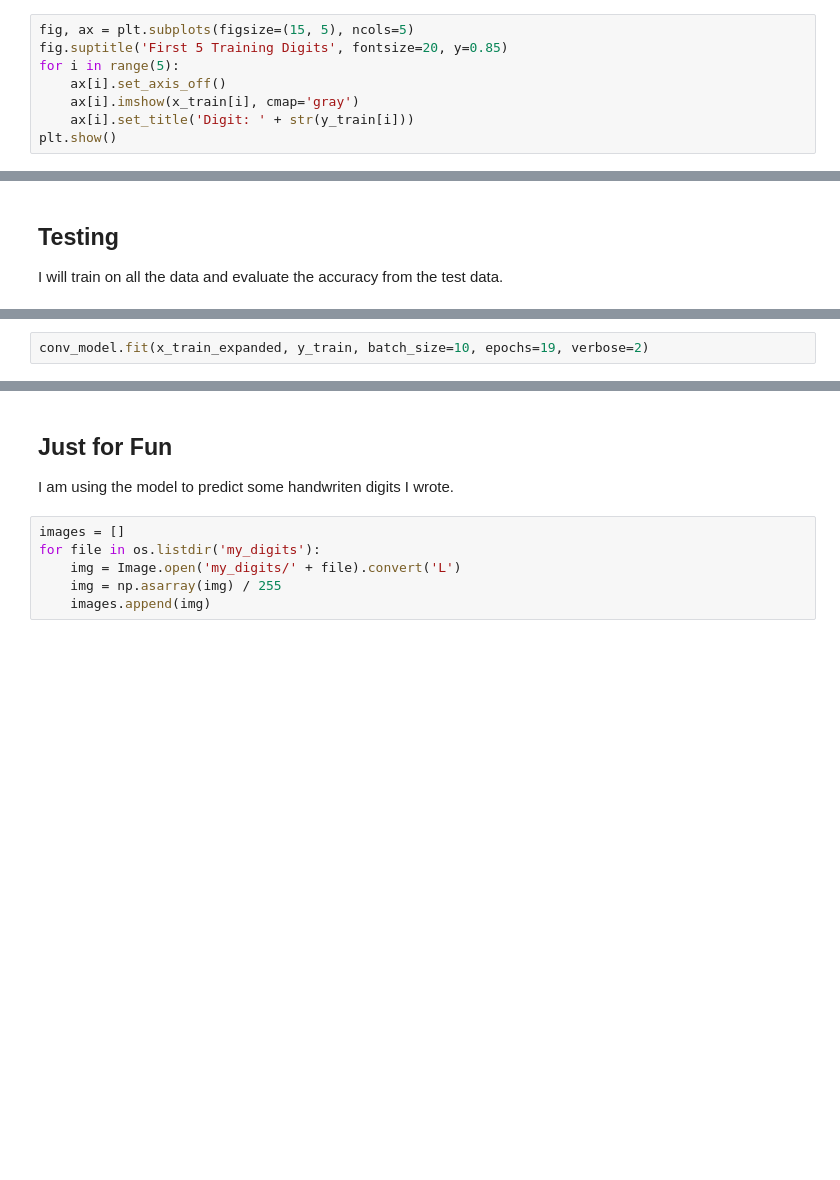
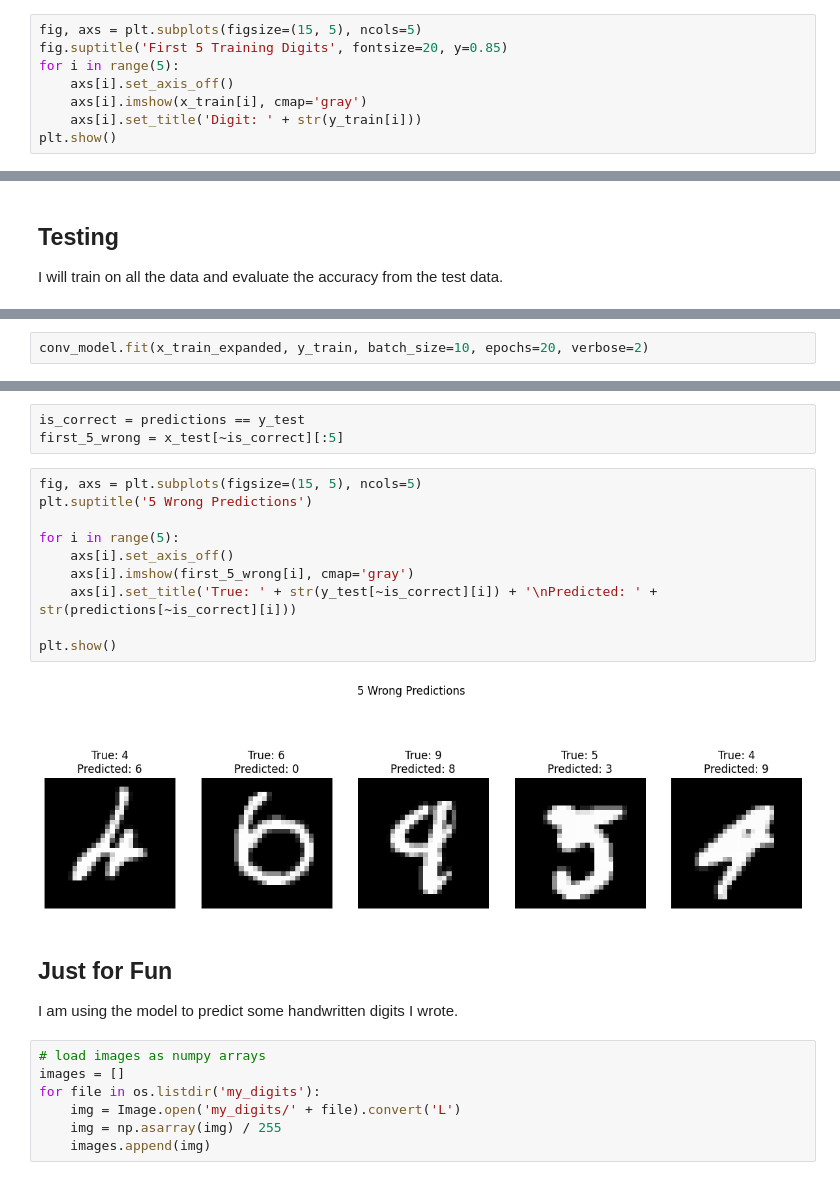
Before and after one commit to gclembo/mnist_digit_recognition, a Jupyter notebook: digit_recognition.ipynb, the cells around one changed output, grey strips where cells are left out. Cells and saved outputs as stored; diff of their text form; blank space fills up the shorter version.

```diff
--- a/digit_recognition.ipynb
+++ b/digit_recognition.ipynb
@@ -25,10 +31,10 @@ x_train.shape
 # %%
-fig, ax = plt.subplots(figsize=(15, 5), ncols=5)
+fig, axs = plt.subplots(figsize=(15, 5), ncols=5)
 fig.suptitle('First 5 Training Digits', fontsize=20, y=0.85)
 for i in range(5):
-    ax[i].set_axis_off()
-    ax[i].imshow(x_train[i], cmap='gray')
-    ax[i].set_title('Digit: ' + str(y_train[i]))
+    axs[i].set_axis_off()
+    axs[i].imshow(x_train[i], cmap='gray')
+    axs[i].set_title('Digit: ' + str(y_train[i]))
 plt.show()
 # %% [output]
 [figure]
@@ -322,5 +332,5 @@ Model: "sequential_9"
  Trainable params: 41,024 (160.25 KB)
  Non-trainable params: 128 (512.00 B)
 # %%
-conv_model.fit(x_train_expanded, y_train, batch_size=10, epochs=19, verbose=2)
+conv_model.fit(x_train_expanded, y_train, batch_size=10, epochs=20, verbose=2)
 # %% [output]
@@ -364,8 +378,24 @@ plt.show()
+# %%
+is_correct = predictions == y_test
+first_5_wrong = x_test[~is_correct][:5]
+# %%
+fig, axs = plt.subplots(figsize=(15, 5), ncols=5)
+plt.suptitle('5 Wrong Predictions')
+
+for i in range(5):
+    axs[i].set_axis_off()
+    axs[i].imshow(first_5_wrong[i], cmap='gray')
+    axs[i].set_title('True: ' + str(y_test[~is_correct][i]) + '\nPredicted: ' + str(predictions[~is_correct][i]))
+
+plt.show()
+# %% [output]
+[figure, added]
 # %% [markdown]
 ## Just for Fun
 
-I am using the model to predict some handwriten digits I wrote.
+I am using the model to predict some handwritten digits I wrote.
 # %%
+# load images as numpy arrays
 images = []
 for file in os.listdir('my_digits'):
     img = Image.open('my_digits/' + file).convert('L')
```
Also changed, not shown: parts of 39 cells of this notebook.
